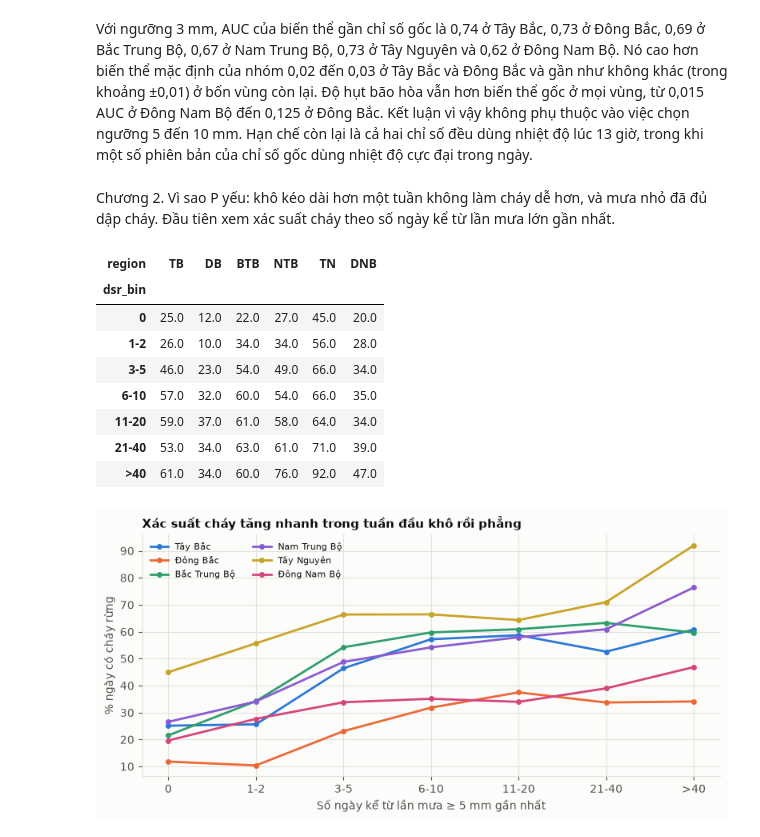
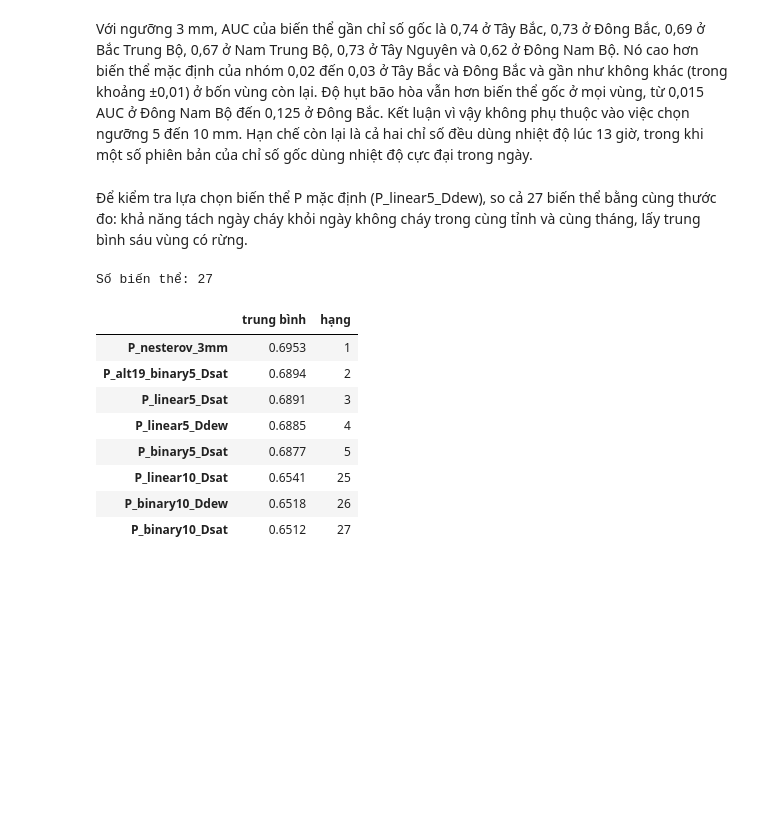
Before and after one commit to Vlus06/DA_DS111, a Jupyter notebook: notebooks/05_cau_chuyen.ipynb, the cells around one changed output. Drawn from its saved outputs; the diff is of its cells as text; code cells hidden in the pictures; blank space fills up the shorter version.

Commit message:
Codebook: nêu lý do chọn biến thể P chính kèm bằng chứng; thêm so sánh 27 biến thể vào notebook 05

```diff
--- a/notebooks/05_cau_chuyen.ipynb
+++ b/notebooks/05_cau_chuyen.ipynb
@@ -145,32 +145,27 @@ with_standard.drop(columns="tên biến").round(3)
 # %% [markdown]
 Với ngưỡng 3 mm, AUC của biến thể gần chỉ số gốc là 0,74 ở Tây Bắc, 0,73 ở Đông Bắc, 0,69 ở Bắc Trung Bộ, 0,67 ở Nam Trung Bộ, 0,73 ở Tây Nguyên và 0,62 ở Đông Nam Bộ. Nó cao hơn biến thể mặc định của nhóm 0,02 đến 0,03 ở Tây Bắc và Đông Bắc và gần như không khác (trong khoảng ±0,01) ở bốn vùng còn lại. Độ hụt bão hòa vẫn hơn biến thể gốc ở mọi vùng, từ 0,015 AUC ở Đông Nam Bộ đến 0,125 ở Đông Bắc. Kết luận vì vậy không phụ thuộc vào việc chọn ngưỡng 5 đến 10 mm. Hạn chế còn lại là cả hai chỉ số đều dùng nhiệt độ lúc 13 giờ, trong khi một số phiên bản của chỉ số gốc dùng nhiệt độ cực đại trong ngày.
 # %% [markdown]
-Chương 2. Vì sao P yếu: khô kéo dài hơn một tuần không làm cháy dễ hơn, và mưa nhỏ đã đủ dập cháy. Đầu tiên xem xác suất cháy theo số ngày kể từ lần mưa lớn gần nhất.
+Để kiểm tra lựa chọn biến thể P mặc định (P_linear5_Ddew), so cả 27 biến thể bằng cùng thước đo: khả năng tách ngày cháy khỏi ngày không cháy trong cùng tỉnh và cùng tháng, lấy trung bình sáu vùng có rừng.
 # %%
-edges = [-1, 0, 2, 5, 10, 20, 40, 1e9]
-labels = ["0", "1-2", "3-5", "6-10", "11-20", "21-40", ">40"]
-sample["dsr_bin"] = pd.cut(sample["dsr_5"], edges, labels=labels)
-curve = sample.pivot_table(index="dsr_bin", columns="region", values="fire_any_forest", aggfunc="mean", observed=True)[FOREST] * 100
-
-fig, ax = plt.subplots(figsize=(8, 4))
-for color, region in zip(PALETTE, FOREST):
-    ax.plot(range(len(labels)), curve[region].values, marker="o", ms=4, lw=2, color=color, label=VN[region])
-ax.set_xticks(range(len(labels)))
-ax.set_xticklabels(labels)
-ax.set_xlabel("Số ngày kể từ lần mưa ≥ 5 mm gần nhất")
-ax.set_ylabel("% ngày có cháy rừng")
-ax.set_title("Xác suất cháy tăng nhanh trong tuần đầu khô rồi phẳng")
-ax.legend(frameon=False, fontsize=8, ncol=2)
-fig.tight_layout()
-curve.round(0)
+header = pd.read_csv(DATA / "processed" / "panel.csv", nrows=0).columns
+p_all = [c for c in header if c.startswith("P_")]
+all_variants = sample[["prov", "date", "region", "month", "fire_any_forest"]].merge(
+    pd.read_csv(DATA / "processed" / "panel.csv", usecols=["prov", "date"] + p_all, parse_dates=["date"]), on=["prov", "date"]
+)
+ranking = pd.DataFrame({c: {r: auc_within_month(all_variants[all_variants["region"] == r], c) for r in FOREST} for c in p_all}).T
+ranking["trung bình"] = ranking[FOREST].mean(axis=1)
+ranking = ranking.sort_values("trung bình", ascending=False)
+ranking["hạng"] = range(1, len(ranking) + 1)
+print("Số biến thể:", len(ranking))
+ranking[["trung bình", "hạng"]].round(4).iloc[[0, 1, 2, 3, 4, -3, -2, -1]]
 # %% [output]
+Số biến thể: 27
-| region | TB | DB | BTB | NTB | TN | DNB |
-| dsr_bin |  |  |  |  |  |  |
-| 0 | 25.0 | 12.0 | 22.0 | 27.0 | 45.0 | 20.0 |
-| 1-2 | 26.0 | 10.0 | 34.0 | 34.0 | 56.0 | 28.0 |
-| 3-5 | 46.0 | 23.0 | 54.0 | 49.0 | 66.0 | 34.0 |
-| 6-10 | 57.0 | 32.0 | 60.0 | 54.0 | 66.0 | 35.0 |
-| 11-20 | 59.0 | 37.0 | 61.0 | 58.0 | 64.0 | 34.0 |
-| 21-40 | 53.0 | 34.0 | 63.0 | 61.0 | 71.0 | 39.0 |
-| >40 | 61.0 | 34.0 | 60.0 | 76.0 | 92.0 | 47.0 |
+|  | trung bình | hạng |
+| P_nesterov_3mm | 0.6953 | 1 |
+| P_alt19_binary5_Dsat | 0.6894 | 2 |
+| P_linear5_Dsat | 0.6891 | 3 |
+| P_linear5_Ddew | 0.6885 | 4 |
+| P_binary5_Dsat | 0.6877 | 5 |
+| P_linear10_Dsat | 0.6541 | 25 |
+| P_binary10_Ddew | 0.6518 | 26 |
+| P_binary10_Dsat | 0.6512 | 27 |
-[figure, removed]
```
Also changed, not shown: parts of 72 cells of this notebook, 2 other files.
